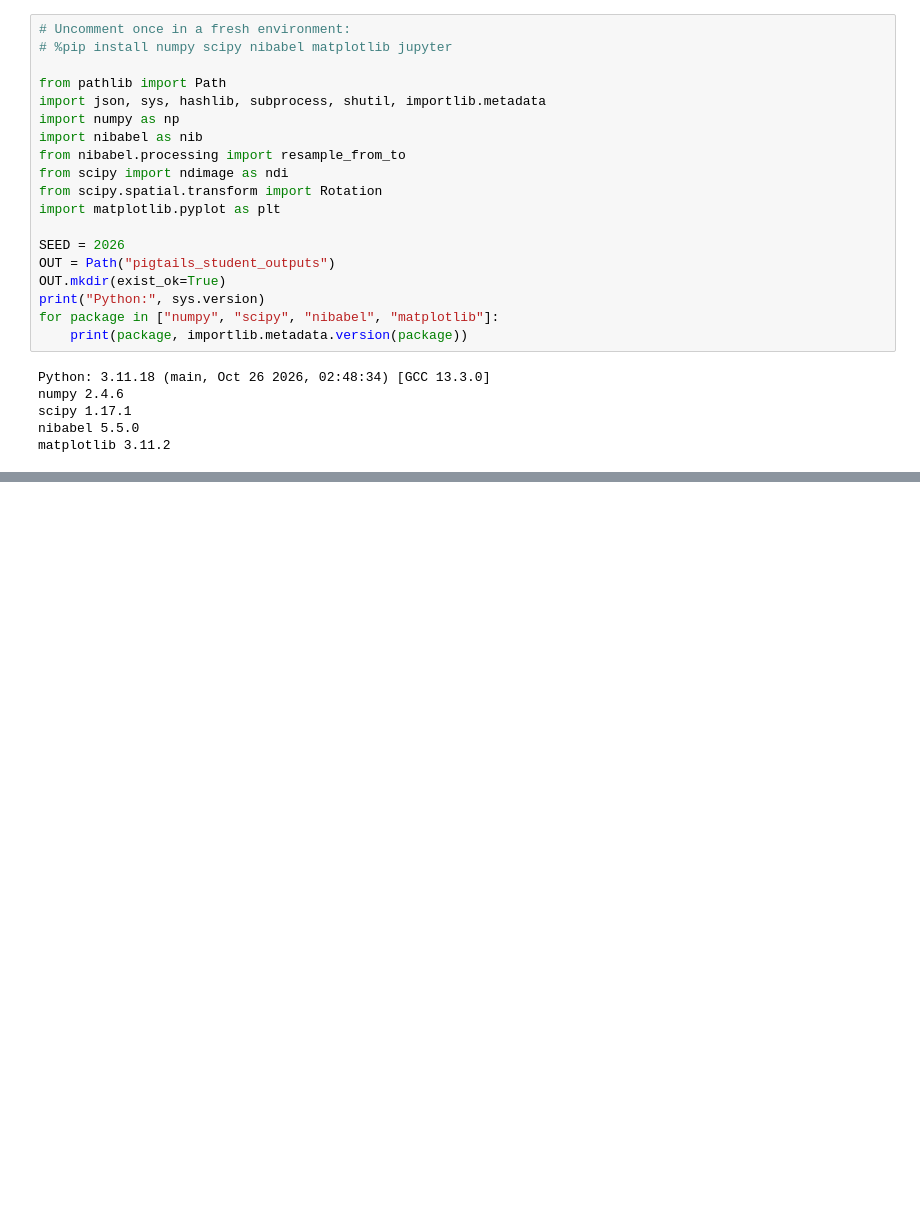
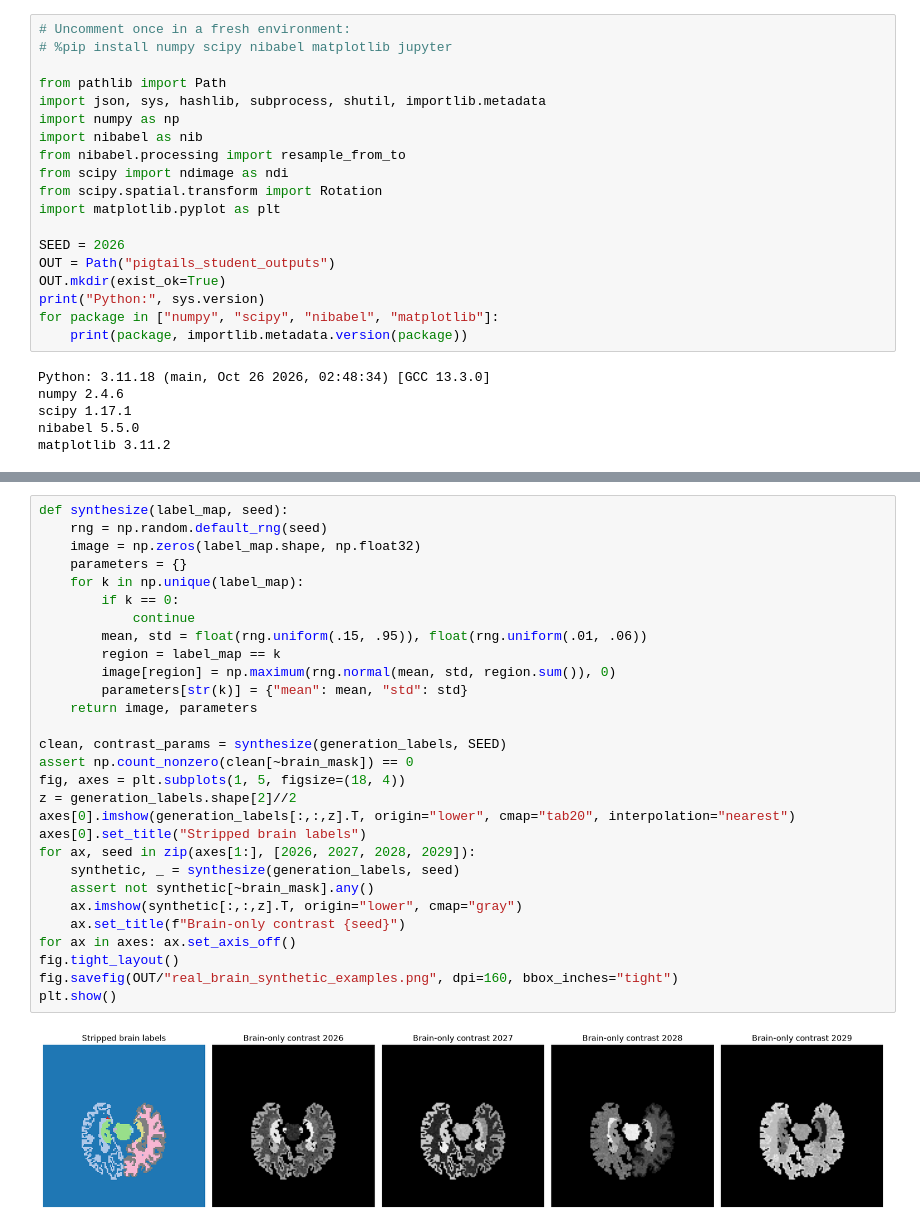
Before and after one commit to dadashkarimi/pigskin, a Jupyter notebook: notebooks/PIGTAILS_Real_Brain_Executed.ipynb, the cells around one changed output, grey strips where cells are left out. Saved outputs shown, nothing was run; the diff lists cells and outputs as text; blank space fills up the shorter version.

```diff
--- a/notebooks/PIGTAILS_Real_Brain_Executed.ipynb
+++ b/notebooks/PIGTAILS_Real_Brain_Executed.ipynb
@@ -482,0 +154,31 @@ The default now uses real segmented anatomy. The shown synthetic images are made
+# %%
+def synthesize(label_map, seed):
+    rng = np.random.default_rng(seed)
+    image = np.zeros(label_map.shape, np.float32)
+    parameters = {}
+    for k in np.unique(label_map):
+        if k == 0:
+            continue
+        mean, std = float(rng.uniform(.15, .95)), float(rng.uniform(.01, .06))
+        region = label_map == k
+        image[region] = np.maximum(rng.normal(mean, std, region.sum()), 0)
+        parameters[str(k)] = {"mean": mean, "std": std}
+    return image, parameters
+
+clean, contrast_params = synthesize(generation_labels, SEED)
+assert np.count_nonzero(clean[~brain_mask]) == 0
+fig, axes = plt.subplots(1, 5, figsize=(18, 4))
+z = generation_labels.shape[2]//2
+axes[0].imshow(generation_labels[:,:,z].T, origin="lower", cmap="tab20", interpolation="nearest")
+axes[0].set_title("Stripped brain labels")
+for ax, seed in zip(axes[1:], [2026, 2027, 2028, 2029]):
+    synthetic, _ = synthesize(generation_labels, seed)
+    assert not synthetic[~brain_mask].any()
+    ax.imshow(synthetic[:,:,z].T, origin="lower", cmap="gray")
+    ax.set_title(f"Brain-only contrast {seed}")
+for ax in axes: ax.set_axis_off()
+fig.tight_layout()
+fig.savefig(OUT/"real_brain_synthetic_examples.png", dpi=160, bbox_inches="tight")
+plt.show()
+# %% [output]
+[figure, added]
```
Also changed, not shown: parts of 43 cells of this notebook, 2 other files.
